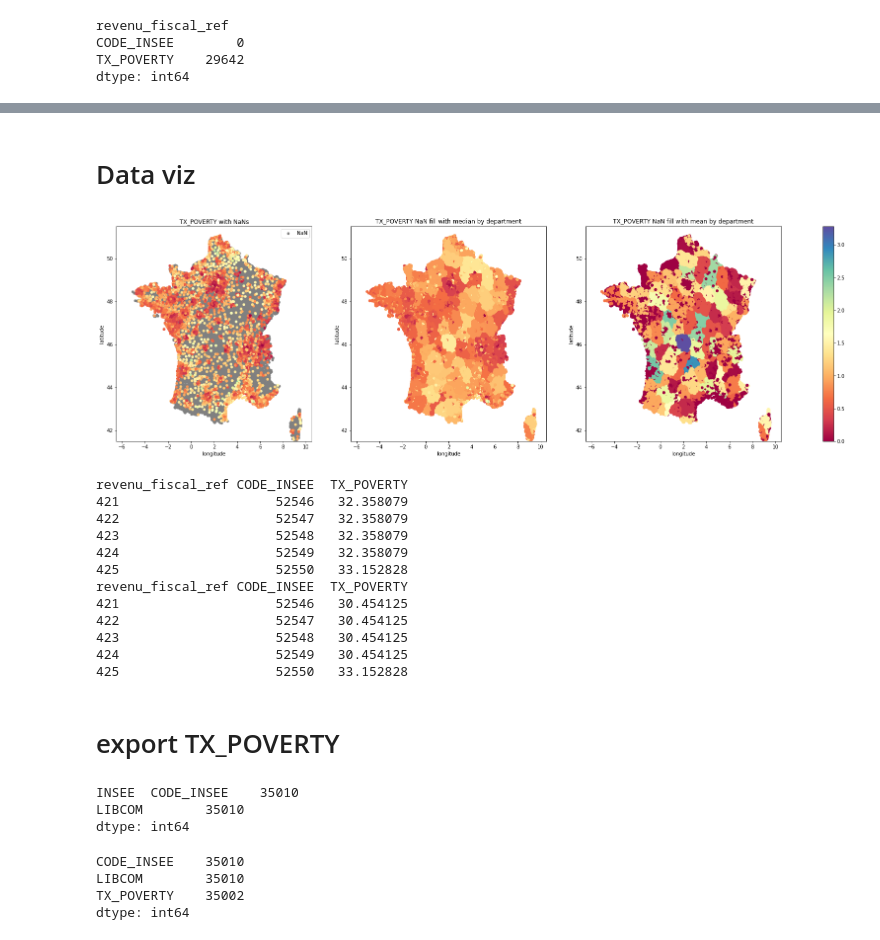
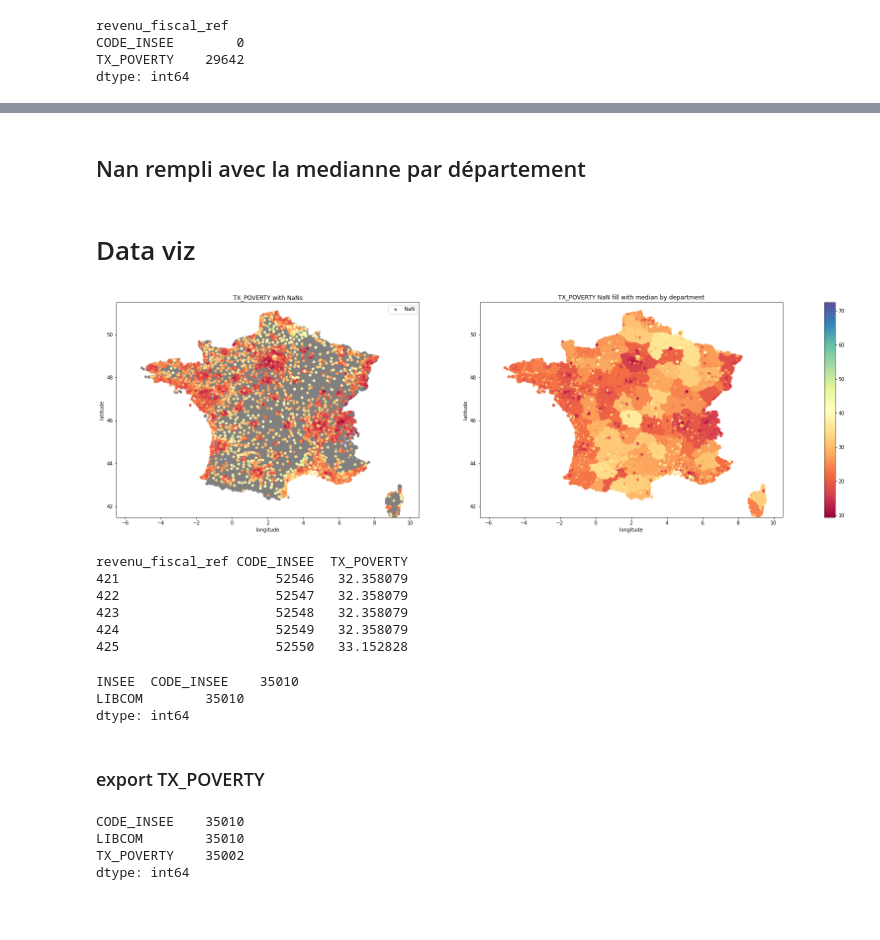
Before and after one commit to dataforgoodfr/batch8_mednum, a Jupyter notebook: notebooks/Getting_data_poverty.ipynb, the cells around one changed output, grey strips where cells are left out. Saved outputs shown, nothing was run; the diff lists cells and outputs as text; code cells hidden in the pictures; blank space fills up the shorter version.

Commit message:
update notebook poverty

```diff
--- a/notebooks/Getting_data_poverty.ipynb
+++ b/notebooks/Getting_data_poverty.ipynb
@@ -23,4 +33,4 @@ path = '../../Donnees_indices_fragilites_numeriques/'
 # %%
-list_files= glob(os.path.join(path,'**/**/2019/*.xls'))
+list_files= glob(os.path.join(raw_data/'Donnees_indices_fragilites_numeriques','**/**/2019/*.xls'))
 list_files[0]
 # %% [output]
@@ -95,6 +61,0 @@ def get_info(file):
-# %%
-#dataframe_total = pd.DataFrame(columns=['Libelle','num_foyers','Total','TX_POVERTY'])
-for file in list_files[:5]:
-    print("[[[{}]]] ".format(file.split('-')[-1]))
-    df = get_info(file)
-    #dataframe_total = pd.concat([dataframe_total,df])
@@ -213,4 +61,0 @@ plt.show()
-# %%
-for i,c in enumerate(list_files):
-    if '29' in c:
-        print(i)
@@ -248,0 +119,5 @@ dataframe_total.head()
+# %%
+## testing with data_gps.
+data_gps = pd.read_csv(external_data/'data_gps.csv')
+data_gps['code_INSEE'] = ['0'+str(X) if len(str(X)) < 5 else X for X in data_gps['code_INSEE']]
+data_gps.columns = ['CODE_INSEE','latitude','longitude']
@@ -268,3 +175,5 @@ list_files[15]
+# %% [markdown]
+## Nan rempli avec la medianne par département
 # %%
 dataframe_total_median = pd.DataFrame(columns=['CODE_INSEE','TX_POVERTY'])
 for file in list_files:
@@ -292,33 +191,28 @@ data_fill_mean = pd.merge(dataframe_total_mean,data_gps,on='CODE_INSEE')
 # %%
-fig, ax = plt.subplots(1,3,figsize = (28,8))
+fig, ax = plt.subplots(1,2,figsize = (28,8))
 index = data.TX_POVERTY.isna()
 ax[0].scatter(data.longitude[index], data.latitude[index], c='gray', s=20,label="NaN")
 sc = ax[0].scatter(data.longitude[-index], data.latitude[-index], c=data.TX_POVERTY[-index], s=20,cmap='Spectral')
 #fig.colorbar(sc,ax=ax[0])
 ax[0].set_title("TX_POVERTY with NaNs")
 ax[0].legend()
 sc = ax[1].scatter(data_fill_median.longitude,data_fill_median.latitude, c=data_fill_median.TX_POVERTY, s=25,cmap='Spectral')
 ax[1].set_title('TX_POVERTY NaN fill with median by department')
 #fig.colorbar(sc,ax=ax[1])
-
-sc = ax[2].scatter(data_fill_mean.longitude,data_fill_mean.latitude, c=np.abs(data_fill_median.TX_POVERTY-data_fill_mean.TX_POVERTY), s=25,cmap='Spectral')
-ax[2].set_title('TX_POVERTY NaN fill with mean by department')
-
 fig.subplots_adjust(right=0.96)
 fig.colorbar(sc, ax=ax.ravel().tolist())
 
 for i in ax:
     i.set_xlim(-6.5, 10.5)
     i.set_ylim(41.5, 51.5)
     i.set_xlabel('longitude')
     i.set_ylabel('latitude')
 #plt.savefig('tx_poverty.png', bbox_inches='tight')
 plt.show()
 # %% [output]
-[figure, old version]
+[figure, new version]
 # %%
 print(dataframe_total_median.tail())
-print(dataframe_total_mean.tail())
 # %% [output]
 revenu_fiscal_ref CODE_INSEE  TX_POVERTY
 421                    52546   32.358079
@@ -326,20 +220,14 @@ revenu_fiscal_ref CODE_INSEE  TX_POVERTY
 423                    52548   32.358079
 424                    52549   32.358079
 425                    52550   33.152828
-revenu_fiscal_ref CODE_INSEE  TX_POVERTY
-421                    52546   30.454125
-422                    52547   30.454125
-423                    52548   30.454125
-424                    52549   30.454125
-425                    52550   33.152828
+# %%
+communes = pd.read_csv(external_data/'table_iris_insee_epci.csv')[['CODE_INSEE','LIBCOM']]
+communes = communes.drop_duplicates(subset='CODE_INSEE')
+print("INSEE ",communes.count())
+# %% [output]
+INSEE  CODE_INSEE    35010
+LIBCOM        35010
+dtype: int64
 # %% [markdown]
-# export TX_POVERTY
+### export TX_POVERTY
-# %%
-table_reference = pd.read_csv('../data/external/table_iris_insee_epci.csv')[['CODE_INSEE','LIBCOM']]
-table_reference = table_reference.drop_duplicates(subset='CODE_INSEE')
-print("INSEE ",table_reference.count())
-# %% [output]
-INSEE  CODE_INSEE    35010
-LIBCOM        35010
-dtype: int64
 # %%
```
Also changed, not shown: parts of 71 cells of this notebook, 2 other files.
